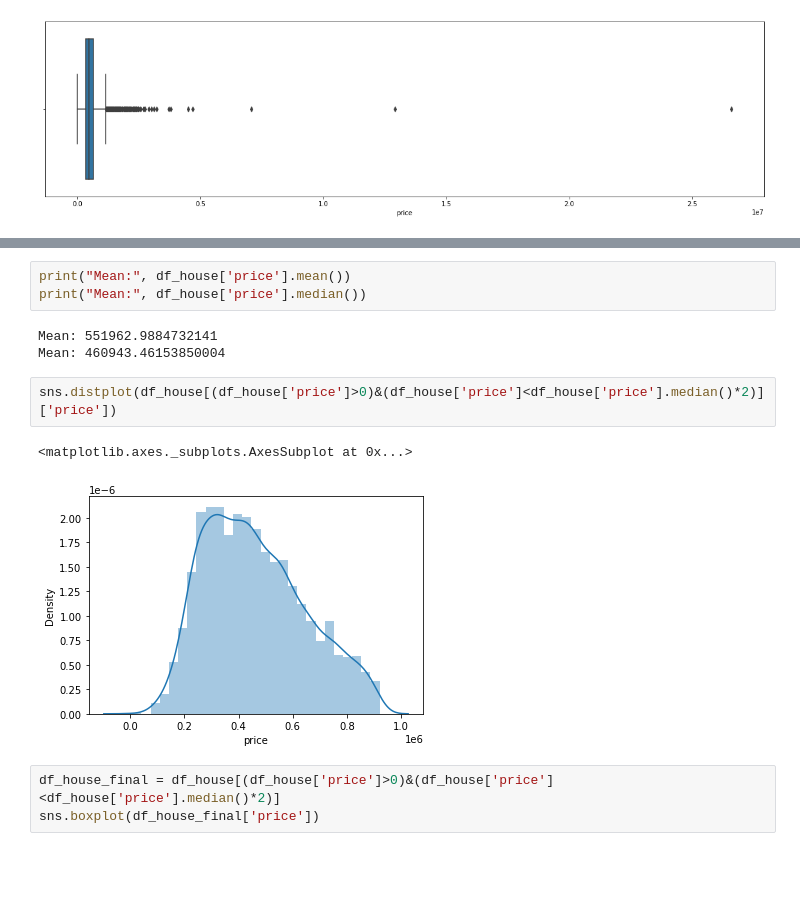
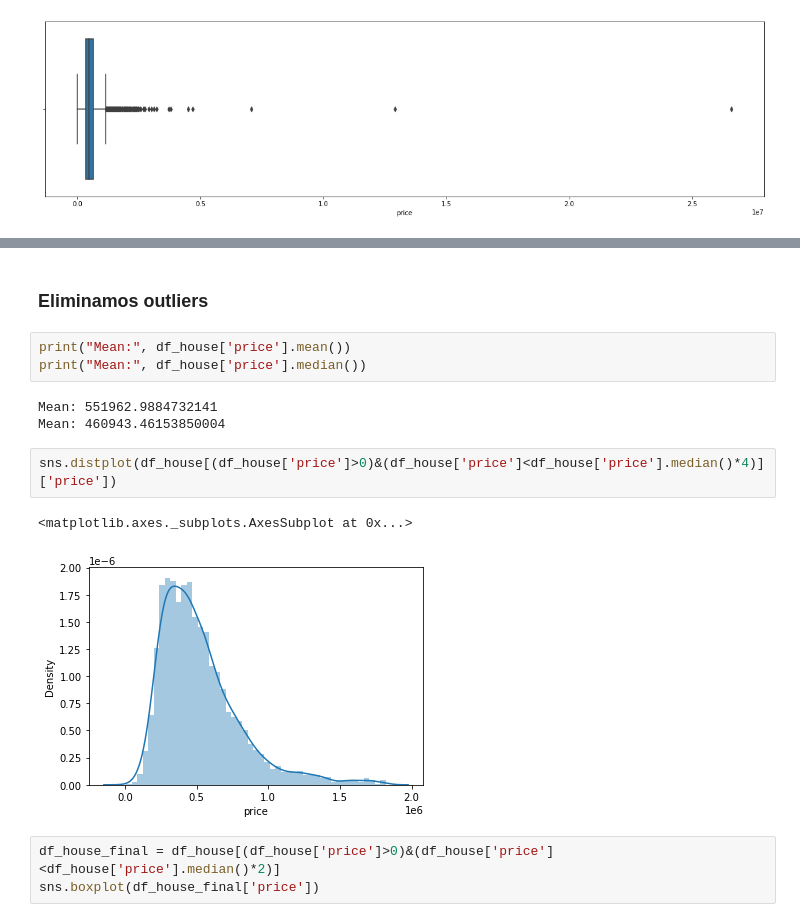
Before and after one commit to urvog/houseprice, a Jupyter notebook: Unidad_II_Tema_2_Regresion_Lineal.ipynb, the cells around one changed output, grey strips where cells are left out. Saved outputs shown, nothing was run; the diff lists cells and outputs as text; blank space fills up the shorter version.

```diff
--- a/Unidad_II_Tema_2_Regresion_Lineal.ipynb
+++ b/Unidad_II_Tema_2_Regresion_Lineal.ipynb
@@ -160,6 +161,8 @@ Media, Mediana y Moda
 <img src="https://www.neuraldojo.org/media/media-moda-mediana-datos-agrupados-y-no-agrupados.jpeg"
      alt="Markdown Monster icon"
      style="float: left; margin-right: 10px;" width="50%"/>
+# %% [markdown]
+### Eliminamos outliers
 # %%
 print("Mean:", df_house['price'].mean())
 print("Mean:", df_house['price'].median())
@@ -167,10 +170,10 @@ print("Mean:", df_house['price'].median())
 Mean: 551962.9884732141
 Mean: 460943.46153850004
 # %%
-sns.distplot(df_house[(df_house['price']>0)&(df_house['price']<df_house['price'].median()*2)]['price'])
+sns.distplot(df_house[(df_house['price']>0)&(df_house['price']<df_house['price'].median()*4)]['price'])
 # %% [output]
 <matplotlib.axes._subplots.AxesSubplot at 0x...>
-[figure, old version]
+[figure, new version]
 # %%
 df_house_final = df_house[(df_house['price']>0)&(df_house['price']<df_house['price'].median()*2)]
 sns.boxplot(df_house_final['price'])
```
Also changed, not shown: parts of 24 cells of this notebook.
